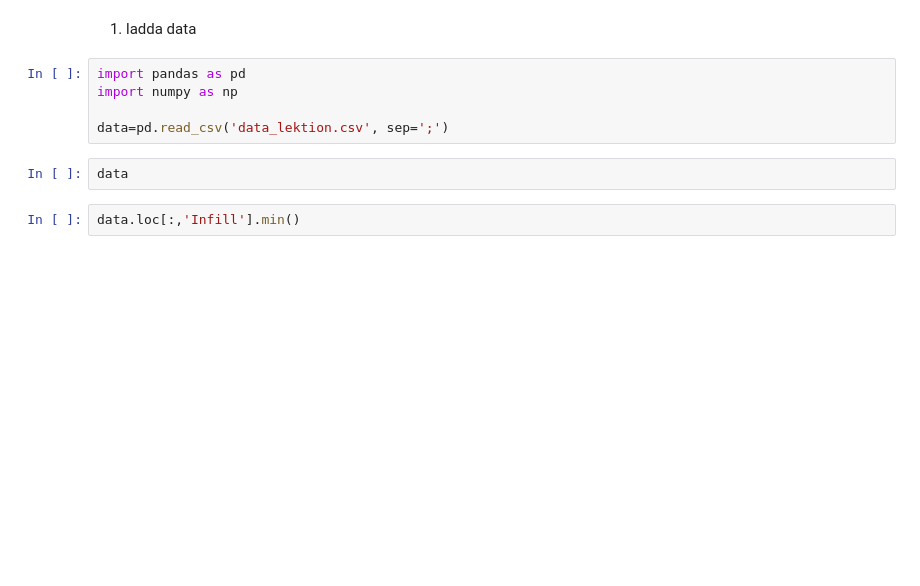
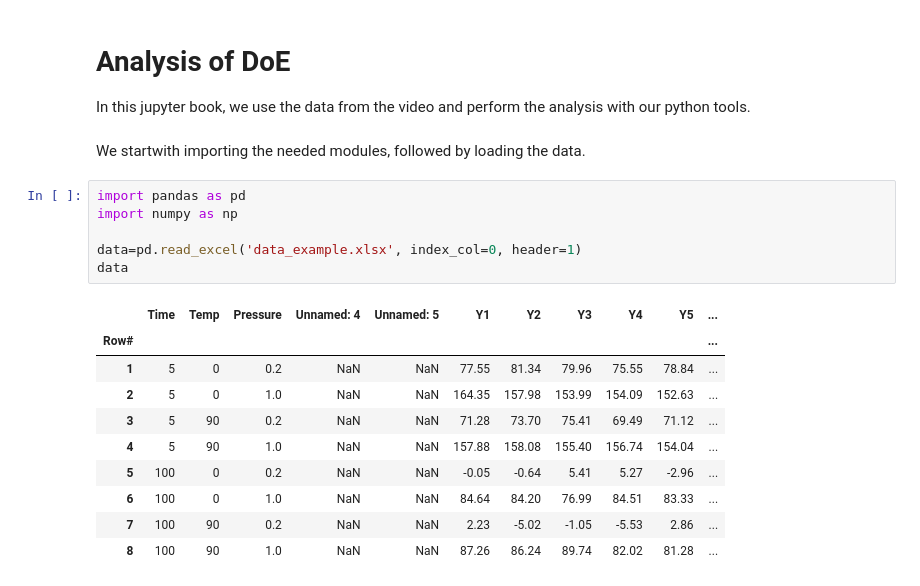
Before and after one commit to peterbmob/DHMVADoE, a Jupyter notebook: Excercises/class_example.ipynb, the cells around one changed output. Drawn from its saved outputs; the diff is of its cells as text; blank space fills up the shorter version.

```diff
--- a/Excercises/class_example.ipynb
+++ b/Excercises/class_example.ipynb
@@ -1,13 +1,24 @@
 # %% [markdown]
 <a href="https://colab.research.google.com/github/peterbmob/DHMVADoE/blob/main/Excercises/class_example.ipynb" target="_parent"><img src="https://colab.research.google.com/assets/colab-badge.svg" alt="Open In Colab"/></a>
-# %% [markdown]
-1. ladda data
+# %% [markdown]
+# Analysis of DoE
+In this jupyter book, we use the data from the video and perform the analysis with our python tools.
+# %% [markdown]
+We startwith importing the needed modules, followed by loading the data.
 # %%
 import pandas as pd
 import numpy as np
 
-data=pd.read_csv('data_lektion.csv', sep=';')
+data=pd.read_excel('data_example.xlsx', index_col=0, header=1)
+data
+# %% [output]
+|  | Time | Temp | Pressure | Unnamed: 4 | Unnamed: 5 | Y1 | Y2 | Y3 | Y4 | Y5 | ... |
+| Row# |  |  |  |  |  |  |  |  |  |  | ... |
+| 1 | 5 | 0 | 0.2 | NaN | NaN | 77.55 | 81.34 | 79.96 | 75.55 | 78.84 | ... |
+| 2 | 5 | 0 | 1.0 | NaN | NaN | 164.35 | 157.98 | 153.99 | 154.09 | 152.63 | ... |
+| 3 | 5 | 90 | 0.2 | NaN | NaN | 71.28 | 73.70 | 75.41 | 69.49 | 71.12 | ... |
+| 4 | 5 | 90 | 1.0 | NaN | NaN | 157.88 | 158.08 | 155.40 | 156.74 | 154.04 | ... |
+| 5 | 100 | 0 | 0.2 | NaN | NaN | -0.05 | -0.64 | 5.41 | 5.27 | -2.96 | ... |
+| 6 | 100 | 0 | 1.0 | NaN | NaN | 84.64 | 84.20 | 76.99 | 84.51 | 83.33 | ... |
+| 7 | 100 | 90 | 0.2 | NaN | NaN | 2.23 | -5.02 | -1.05 | -5.53 | 2.86 | ... |
+| 8 | 100 | 90 | 1.0 | NaN | NaN | 87.26 | 86.24 | 89.74 | 82.02 | 81.28 | ... |
-# %%
-data
-# %%
-data.loc[:,'Infill'].min()
```
Also changed, not shown: parts of 42 cells of this notebook.
